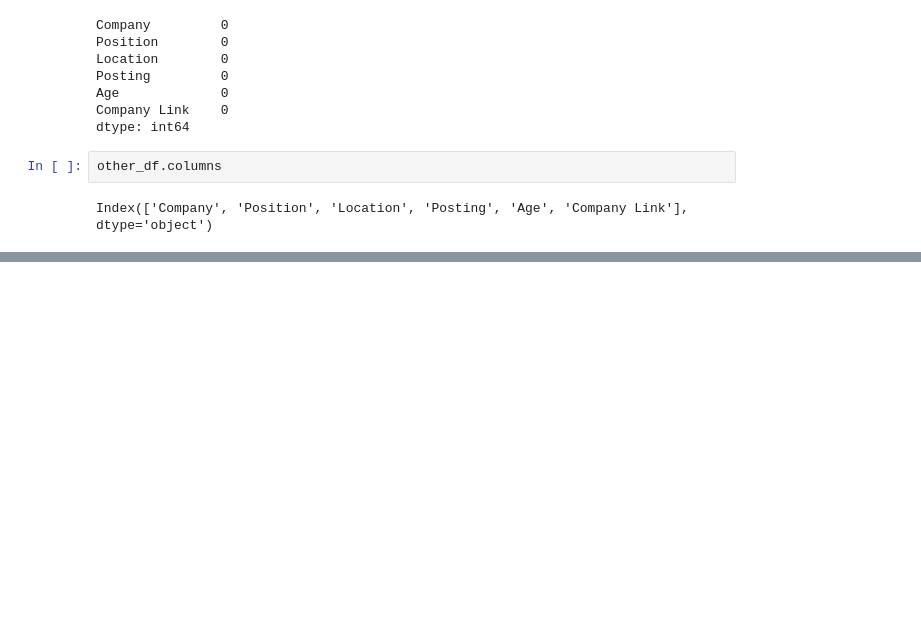
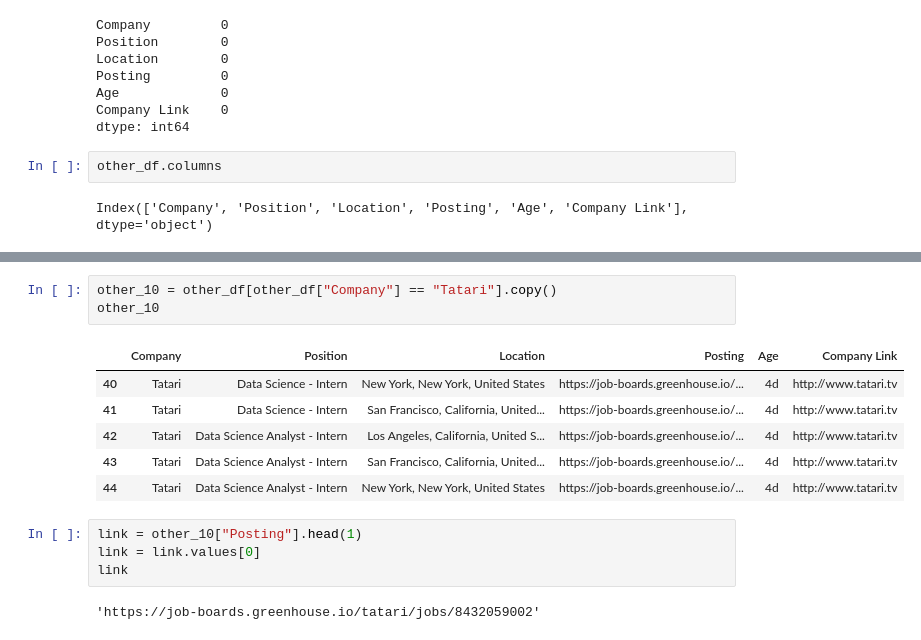
Before and after one commit to SahilDSangani/DS-Internship-Analysis, a Jupyter notebook: process_data.ipynb, the cells around one changed output, grey strips where cells are left out. Drawn from its saved outputs; the diff is of its cells as text; blank space fills up the shorter version.

```diff
--- a/process_data.ipynb
+++ b/process_data.ipynb
@@ -139,0 +170,16 @@ quant_df.Company.unique().size
+# %%
+other_10 = other_df[other_df["Company"] == "Tatari"].copy()
+other_10
+# %% [output]
+|  | Company | Position | Location | Posting | Age | Company Link |
+| 40 | Tatari | Data Science - Intern | New York, New York, United States | https://job-boards.greenhouse.io/... | 4d | http://www.tatari.tv |
+| 41 | Tatari | Data Science - Intern | San Francisco, California, United... | https://job-boards.greenhouse.io/... | 4d | http://www.tatari.tv |
+| 42 | Tatari | Data Science Analyst - Intern | Los Angeles, California, United S... | https://job-boards.greenhouse.io/... | 4d | http://www.tatari.tv |
+| 43 | Tatari | Data Science Analyst - Intern | San Francisco, California, United... | https://job-boards.greenhouse.io/... | 4d | http://www.tatari.tv |
+| 44 | Tatari | Data Science Analyst - Intern | New York, New York, United States | https://job-boards.greenhouse.io/... | 4d | http://www.tatari.tv |
+# %%
+link = other_10["Posting"].head(1)
+link = link.values[0]
+link
+# %% [output]
+'https://job-boards.greenhouse.io/tatari/jobs/8432059002'
```
Also changed, not shown: parts of 17 cells of this notebook, 4 other files.
